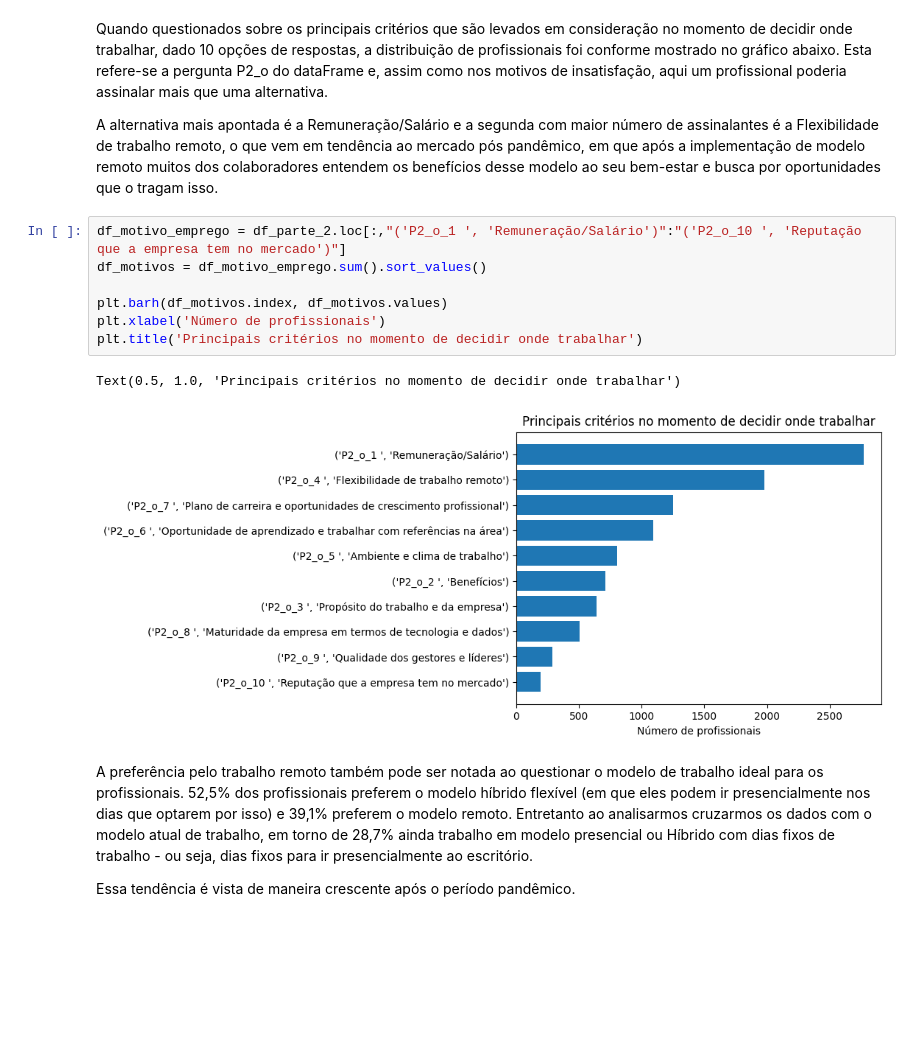
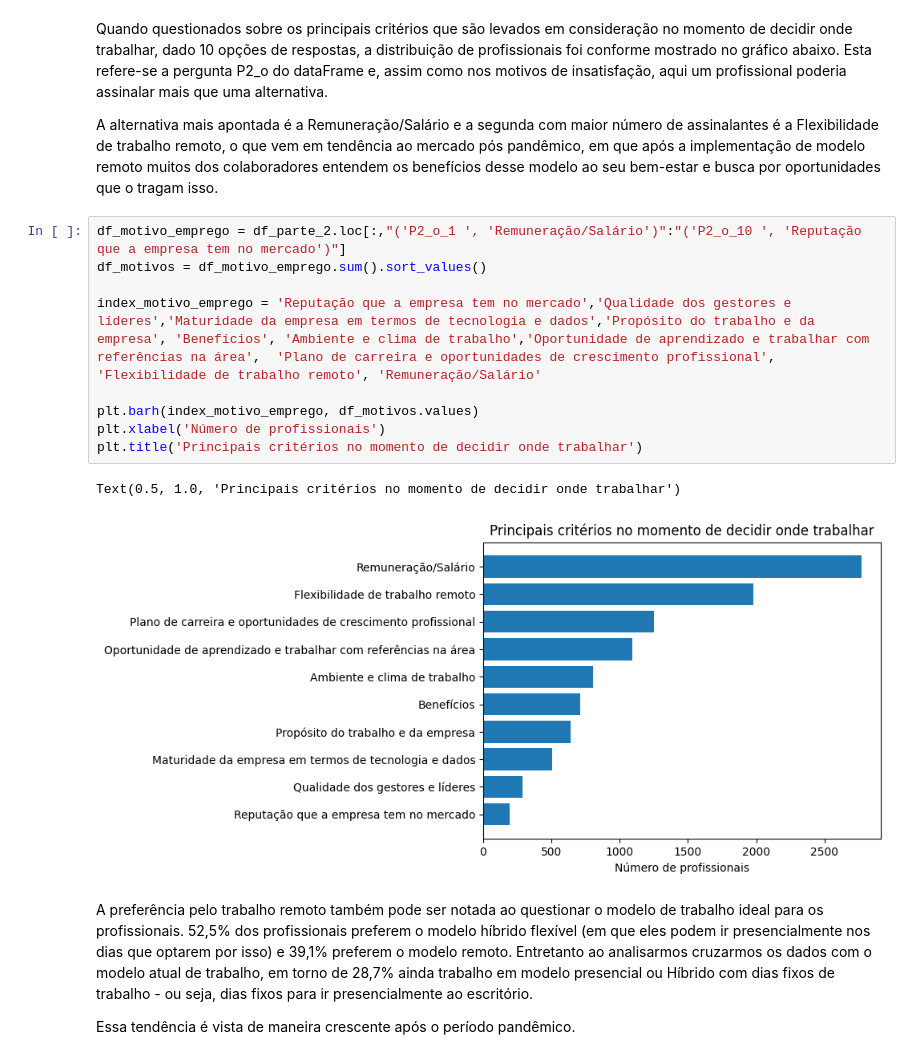
Before and after one commit to dallaqua/Trabalho_Santander_Coders_TPI, a Jupyter notebook: analise_mercado_dados_2022.ipynb, the cells around one changed output. Drawn from its saved outputs; the diff is of its cells as text; blank space fills up the shorter version.

```diff
--- a/analise_mercado_dados_2022.ipynb
+++ b/analise_mercado_dados_2022.ipynb
@@ -190,13 +192,15 @@ A alternativa mais apontada é a Remuneração/Salário e a segunda com maior n
 # %%
 df_motivo_emprego = df_parte_2.loc[:,"('P2_o_1 ', 'Remuneração/Salário')":"('P2_o_10 ', 'Reputação que a empresa tem no mercado')"]
 df_motivos = df_motivo_emprego.sum().sort_values()
 
-plt.barh(df_motivos.index, df_motivos.values)
+index_motivo_emprego = 'Reputação que a empresa tem no mercado','Qualidade dos gestores e líderes','Maturidade da empresa em termos de tecnologia e dados','Propósito do trabalho e da empresa', 'Benefícios', 'Ambiente e clima de trabalho','Oportunidade de aprendizado e trabalhar com referências na área',  'Plano de carreira e oportunidades de crescimento profissional', 'Flexibilidade de trabalho remoto', 'Remuneração/Salário'
+
+plt.barh(index_motivo_emprego, df_motivos.values)
 plt.xlabel('Número de profissionais')
 plt.title('Principais critérios no momento de decidir onde trabalhar')
 # %% [output]
 Text(0.5, 1.0, 'Principais critérios no momento de decidir onde trabalhar')
-[figure, old version]
+[figure, new version]
 # %% [markdown]
 A preferência pelo trabalho remoto também pode ser notada ao questionar o modelo de trabalho ideal para os profissionais. 52,5% dos profissionais preferem o modelo híbrido flexível (em que eles podem ir presencialmente nos dias que optarem por isso) e 39,1% preferem o modelo remoto. Entretanto ao analisarmos cruzarmos os dados com o modelo atual de trabalho, em torno de 28,7% ainda trabalho em modelo presencial ou Híbrido com dias fixos de trabalho - ou seja, dias fixos para ir presencialmente ao escritório.
 
```
Also changed, not shown: parts of 3 cells of this notebook.
